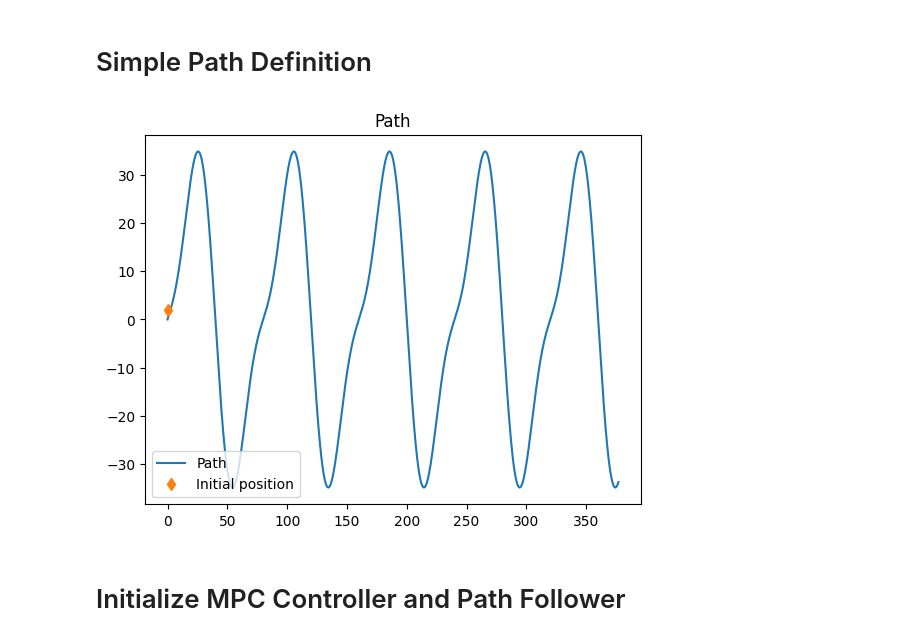
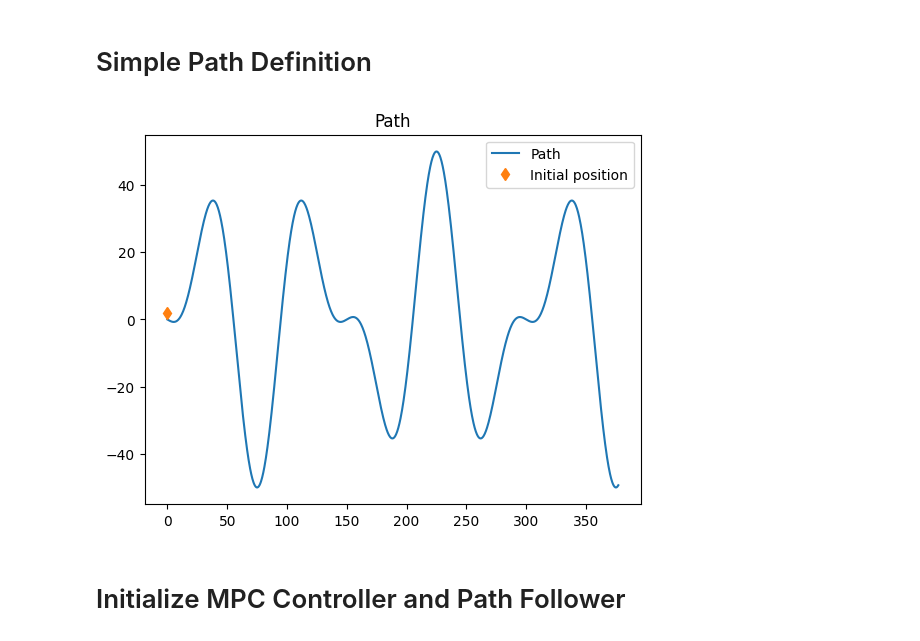
Before and after one commit to lucjer/mpc_project, a Jupyter notebook: vehicle_dynamics/test.ipynb, the cells around one changed output. Saved outputs shown, nothing was run; the diff lists cells and outputs as text; code cells hidden in the pictures.

```diff
--- a/vehicle_dynamics/test.ipynb
+++ b/vehicle_dynamics/test.ipynb
@@ -25,20 +18,20 @@ Successfully installed tqdm-4.66.5
 # %%
 # Definition of sample path
 x_ref = np.linspace(0, 120 * np.pi, 1200)
-y_ref = np.sin(x_ref/40 * np.pi ) * 30 - np.sin(x_ref/20 * np.pi ) * 10
+y_ref = np.sin(x_ref/50 * np.pi ) * 30 - np.sin(x_ref/30 * np.pi ) * 20
 
 # Deffinition of the initial state
 current_state = np.array([0., 2., np.pi/4, 10.0])
 
 
 # Plot of the path
 plt.plot(x_ref, y_ref, label='Path')
 plt.plot(current_state[0], current_state[1], 'd', label='Initial position')
 plt.title('Path')
 plt.legend(loc='best')
 plt.show()
 # %% [output]
-[figure, old version]
+[figure, new version]
 # %% [markdown]
 # Initialize MPC Controller and Path Follower
 # %%
```
Also changed, not shown: parts of 6 cells of this notebook, 16 other files.
